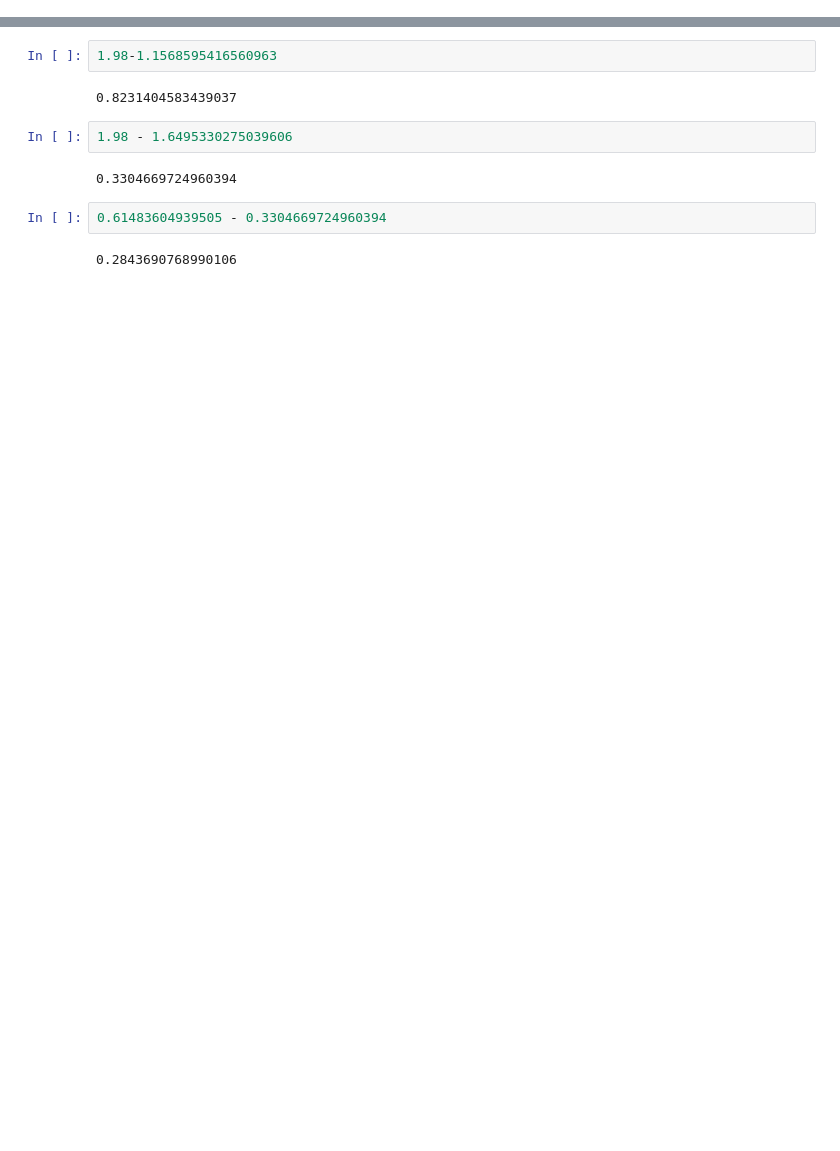
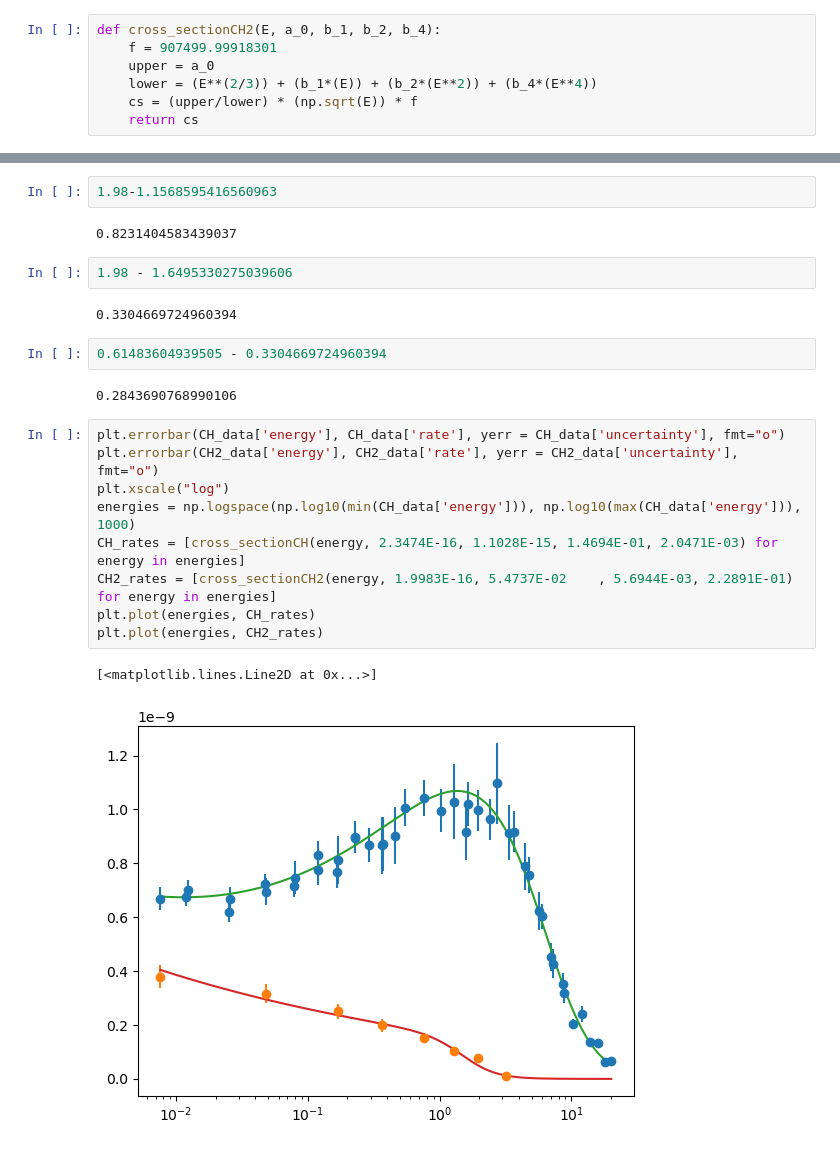
Before and after one commit to wostling/SavinGroup, a Jupyter notebook: Cross-section Error determination.ipynb, the cells around one changed output, grey strips where cells are left out. Cells and saved outputs as stored; diff of their text form; blank space fills up the shorter version.

```diff
--- a/Cross-section Error determination.ipynb
+++ b/Cross-section Error determination.ipynb
@@ -23,6 +23,13 @@ def cross_sectionCH(E, a_0, a_12, b_2, b_4):
     lower = (E**(2/3)) + (b_1*(E)) + (b_2*(E**2)) + (b_4*(E**4))
     cs = (upper/lower) * (np.sqrt(E)) * f
     return cs
+# %%
+def cross_sectionCH2(E, a_0, b_1, b_2, b_4):
+    f = 907499.99918301
+    upper = a_0
+    lower = (E**(2/3)) + (b_1*(E)) + (b_2*(E**2)) + (b_4*(E**4))
+    cs = (upper/lower) * (np.sqrt(E)) * f
+    return cs
 # %%
 def cross_sectionCH_f(E, f):
     [a_0, a_12, b_2, b_4] = [2.34571709e-16, 1.07436268e-15, 1.45420101e-01, 2.03119359e-03]
@@ -141,3 +148,15 @@ optimize.minimize(cross_sectionCH_min,
 0.61483604939505 - 0.3304669724960394
 # %% [output]
 0.2843690768990106
+# %%
+plt.errorbar(CH_data['energy'], CH_data['rate'], yerr = CH_data['uncertainty'], fmt="o")
+plt.errorbar(CH2_data['energy'], CH2_data['rate'], yerr = CH2_data['uncertainty'], fmt="o")
+plt.xscale("log")
+energies = np.logspace(np.log10(min(CH_data['energy'])), np.log10(max(CH_data['energy'])), 1000)
+CH_rates = [cross_sectionCH(energy, 2.3474E-16, 1.1028E-15, 1.4694E-01, 2.0471E-03) for energy in energies]
+CH2_rates = [cross_sectionCH2(energy, 1.9983E-16, 5.4737E-02	, 5.6944E-03, 2.2891E-01) for energy in energies]
+plt.plot(energies, CH_rates)
+plt.plot(energies, CH2_rates)
+# %% [output]
+[<matplotlib.lines.Line2D at 0x...>]
+[figure, added]
```
Also changed, not shown: parts of 6 cells of this notebook, 3 other files.
